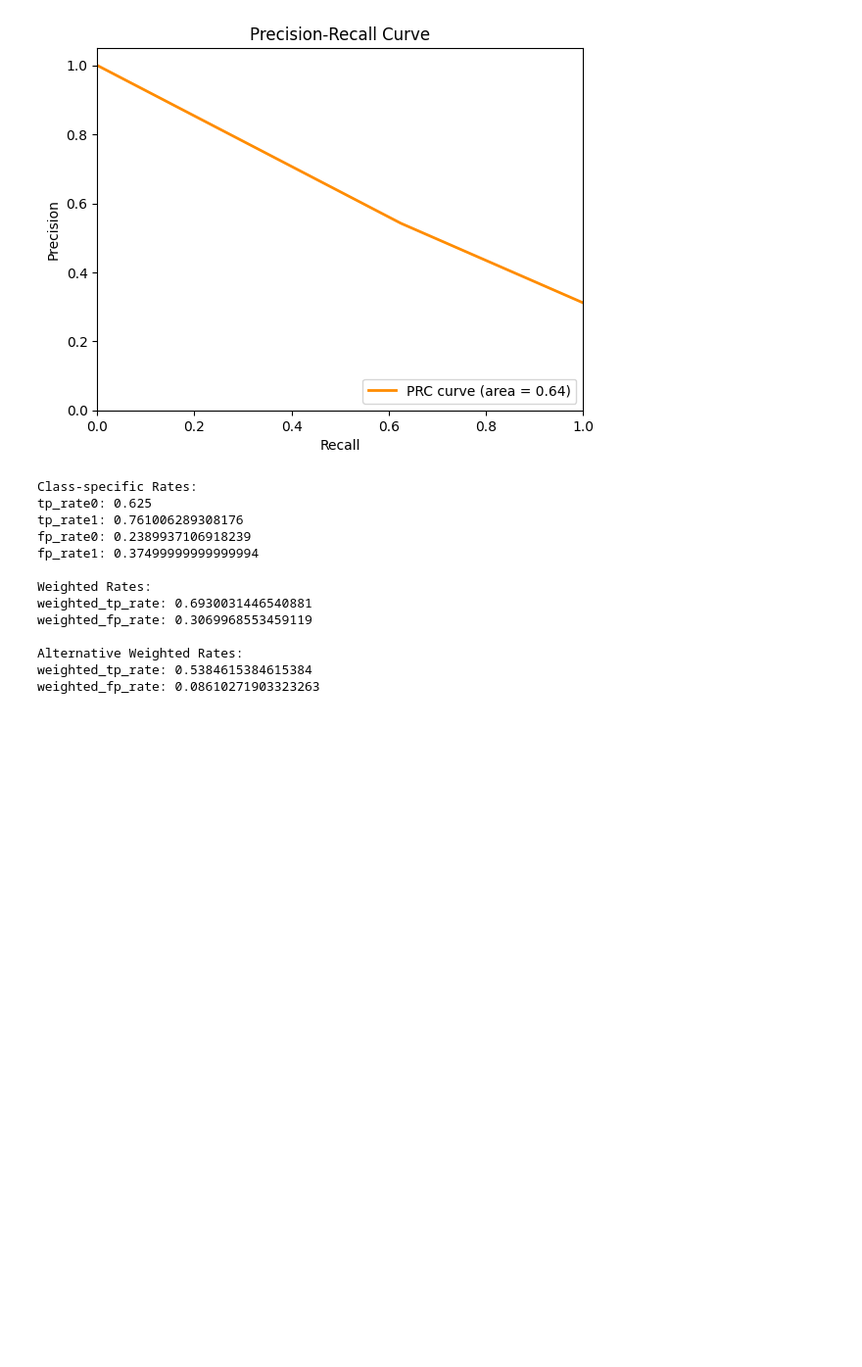
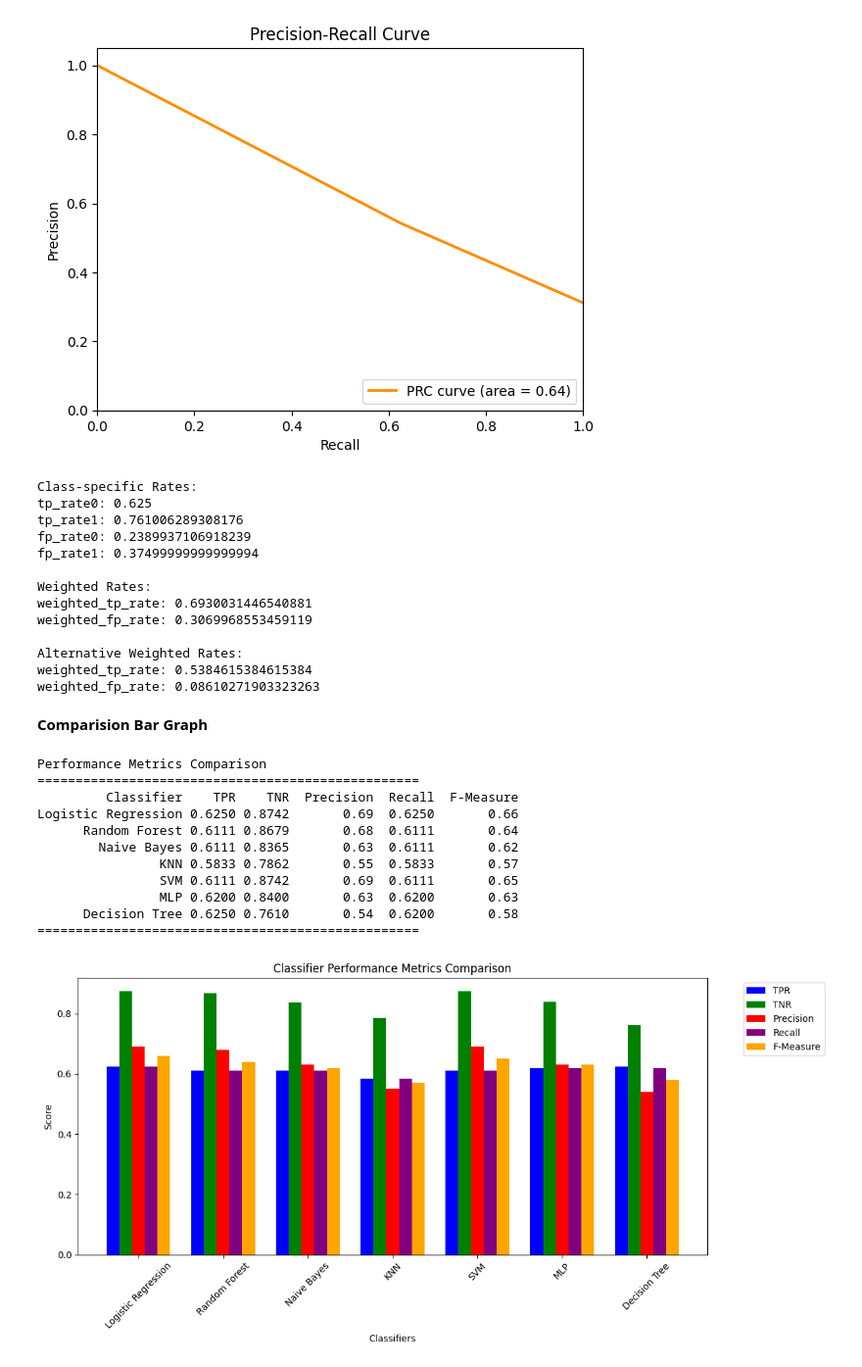
Before and after one commit to aqtareen/Diabetes-Diagnosis-using-PIMA, a Jupyter notebook: Techniques.ipynb, the cells around one changed output. Shown: that part at 98% size. Cells and saved outputs as stored; diff of their text form; code cells hidden in the pictures; blank space fills up the shorter version.

```diff
--- a/Techniques.ipynb
+++ b/Techniques.ipynb
@@ -1303,3 +1303,60 @@ weighted_fp_rate: 0.3069968553459119
 Alternative Weighted Rates:
 weighted_tp_rate: 0.5384615384615384
 weighted_fp_rate: 0.08610271903323263
+# %% [markdown]
+**Comparision Bar Graph**
+# %%
+import pandas as pd
+import matplotlib.pyplot as plt
+
+# Performance metrics data
+data = {
+    'Classifier': ['Logistic Regression', 'Random Forest', 'Naive Bayes', 'KNN', 'SVM', 'MLP', 'Decision Tree'],
+    'TPR': [0.6250, 0.6111, 0.6111, 0.5833, 0.6111, 0.62, 0.625],
+    'TNR': [0.8742, 0.8679, 0.8365, 0.7862, 0.8742, 0.84, 0.7610],
+    'Precision': [0.69, 0.68, 0.63, 0.55, 0.69, 0.63, 0.54],
+    'Recall': [0.6250, 0.6111, 0.6111, 0.5833, 0.6111, 0.62, 0.62],
+    'F-Measure': [0.66, 0.64, 0.62, 0.57, 0.65, 0.63, 0.58]
+}
+
+# Create DataFrame
+df = pd.DataFrame(data)
+
+# Display the table
+print("Performance Metrics Comparison")
+print("="*50)
+print(df.to_string(index=False))
+print("="*50)
+
+# Plotting
+plt.figure(figsize=(12, 6))
+x = range(len(df['Classifier']))
+width = 0.15
+
+metrics = ['TPR', 'TNR', 'Precision', 'Recall', 'F-Measure']
+colors = ['blue', 'green', 'red', 'purple', 'orange']
+
+for i, metric in enumerate(metrics):
+    plt.bar([p + width*i for p in x], df[metric], width, color=colors[i], label=metric)
+
+plt.xlabel('Classifiers')
+plt.ylabel('Score')
+plt.title('Classifier Performance Metrics Comparison')
+plt.xticks([p + width*2 for p in x], df['Classifier'], rotation=45)
+plt.legend(bbox_to_anchor=(1.05, 1), loc='upper left')
+plt.tight_layout()
+plt.savefig("performance_metrics_comparison.jpg")
+plt.show()
+# %% [output]
+Performance Metrics Comparison
+==================================================
+         Classifier    TPR    TNR  Precision  Recall  F-Measure
+Logistic Regression 0.6250 0.8742       0.69  0.6250       0.66
+      Random Forest 0.6111 0.8679       0.68  0.6111       0.64
+        Naive Bayes 0.6111 0.8365       0.63  0.6111       0.62
+                KNN 0.5833 0.7862       0.55  0.5833       0.57
+                SVM 0.6111 0.8742       0.69  0.6111       0.65
+                MLP 0.6200 0.8400       0.63  0.6200       0.63
+      Decision Tree 0.6250 0.7610       0.54  0.6200       0.58
+==================================================
+[figure, added]
```
Also changed, not shown: 3 other files.
